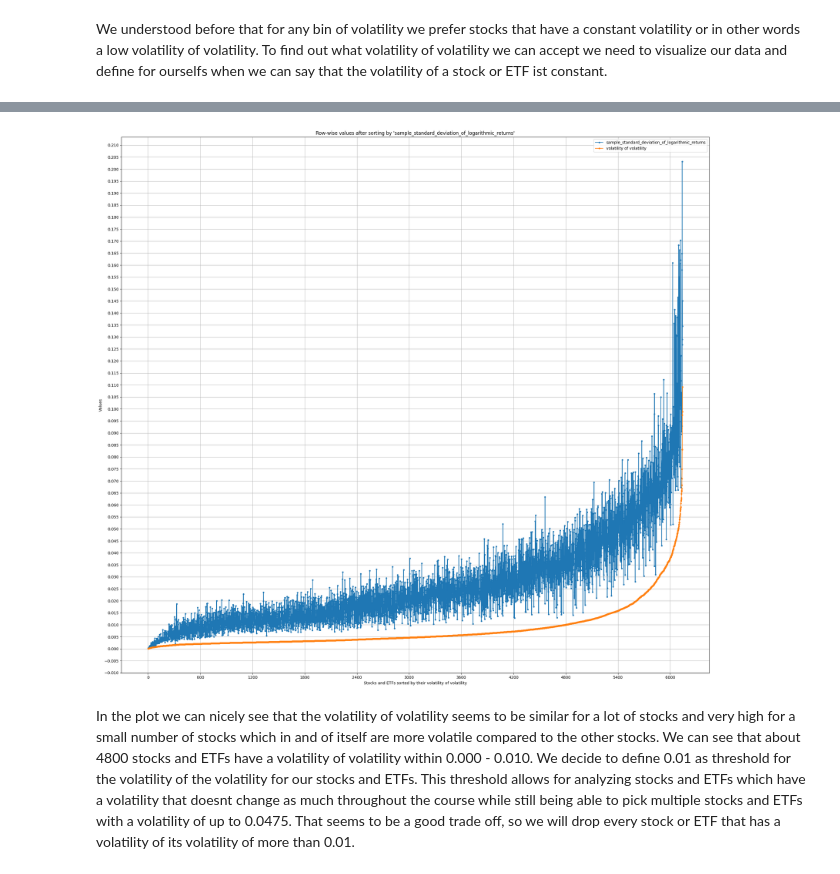
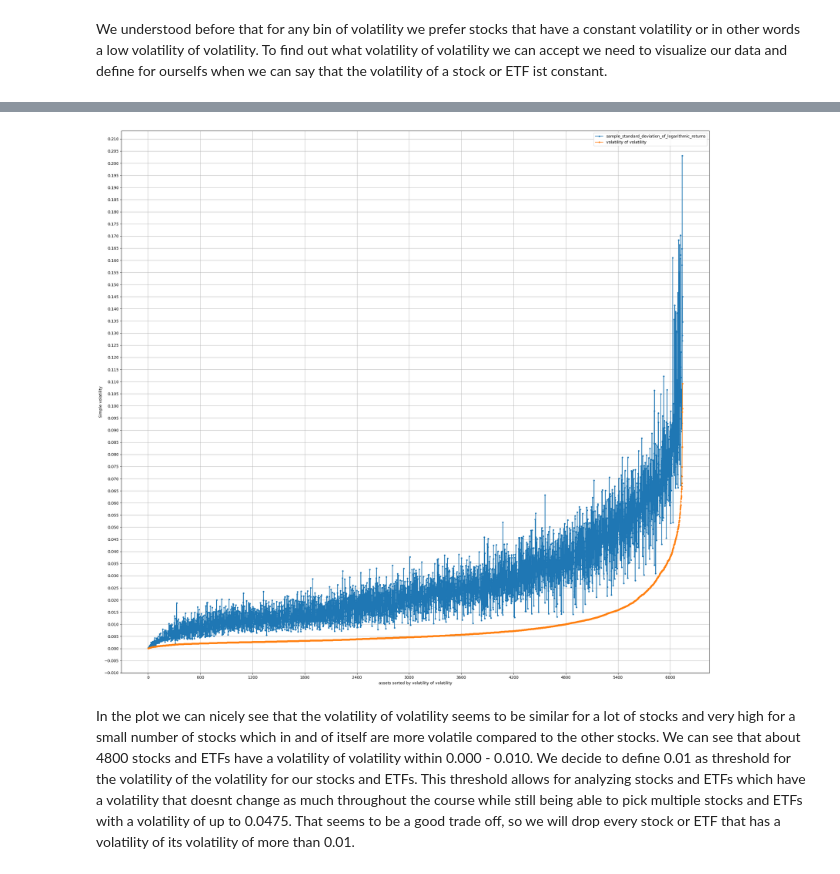
Before and after one commit to JAPARK10/BachelorsThesis, a Jupyter notebook: Choose_Stocks_Pipeline.ipynb, the cells around one changed output, grey strips where cells are left out. Drawn from its saved outputs; the diff is of its cells as text; code cells hidden in the pictures.

```diff
--- a/Choose_Stocks_Pipeline.ipynb
+++ b/Choose_Stocks_Pipeline.ipynb
@@ -207,28 +210,30 @@ volatility_df
 | volatility_of_volatility | 0.000054 | 0.000059 | 0.000066 | 0.000077 | 0.000079 | 0.000101 | 0.000108 | 0.000155 | 0.000157 | 0.000173 | ... | ... |
 2 rows × 6142 columns
 # %%
+# plot the volatility of all stocks sorted by volatility of volatility
+
 from matplotlib.ticker import MultipleLocator
 
 x = range(len(volatility_df.columns))
 
+# define parameters for the plot
 plt.figure(figsize=(22, 20))
 plt.plot(x, volatility_df.loc['sample_standard_deviation_of_logarithmic_returns'], label='sample_standard_deviation_of_logarithmic_returns', marker='.')
 plt.plot(x, volatility_df.loc['volatility_of_volatility'], label="volatility of volatility", marker='.')
-plt.xlabel("Stocks and ETFs sorted by their volatility of volatility")
-plt.ylabel("Values")
-plt.title("Row-wise values after sorting by 'sample_standard_deviation_of_logarithmic_returns'")
+plt.xlabel("assets sorted by volatility of volatility")
+plt.ylabel("Simple volatility")
 
 ax = plt.gca()
 
 ax.xaxis.set_major_locator(MultipleLocator(600))
 ax.yaxis.set_major_locator(MultipleLocator(0.005))
 
 plt.legend()
 plt.grid(True)
 plt.tight_layout()
 plt.show()
 # %% [output]
-[figure, old version]
+[figure, new version]
 # %% [markdown]
 In the plot we can nicely see that the volatility of volatility seems to be similar for a lot of stocks and very high for a small number of stocks which in and of itself are more volatile compared to the other stocks. We can see that about 4800 stocks and ETFs have a volatility of volatility within 0.000 - 0.010. We decide to define 0.01 as threshold for the volatility of the volatility for our stocks and ETFs. This threshold allows for analyzing stocks and ETFs which have a volatility that doesnt change as much throughout the course while still being able to pick multiple stocks and ETFs with a volatility of up to 0.0475. That seems to be a good trade off, so we will drop every stock or ETF that has a volatility of its volatility of more than 0.01.
 # %%
```
Also changed, not shown: parts of 16 cells of this notebook, 24 other files.
